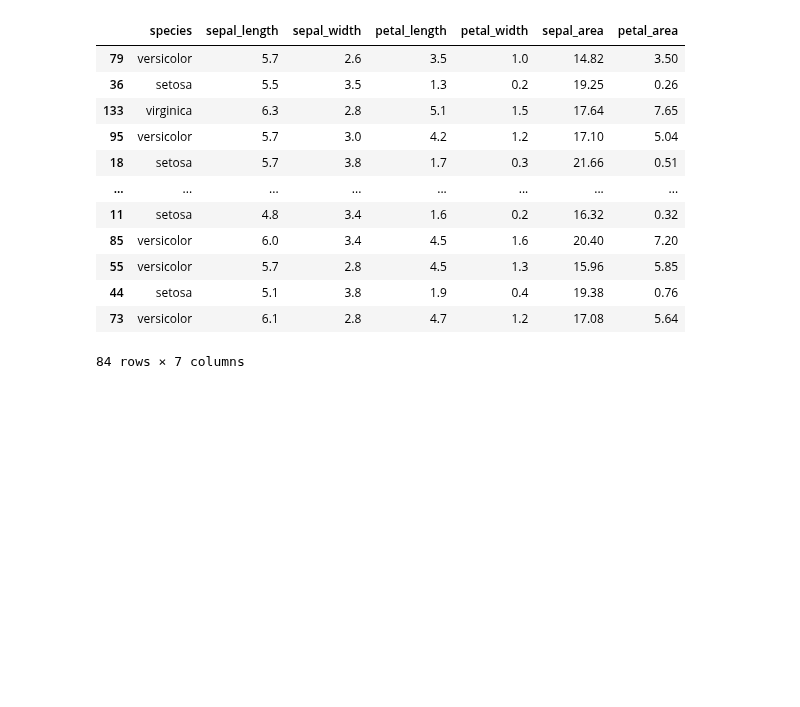
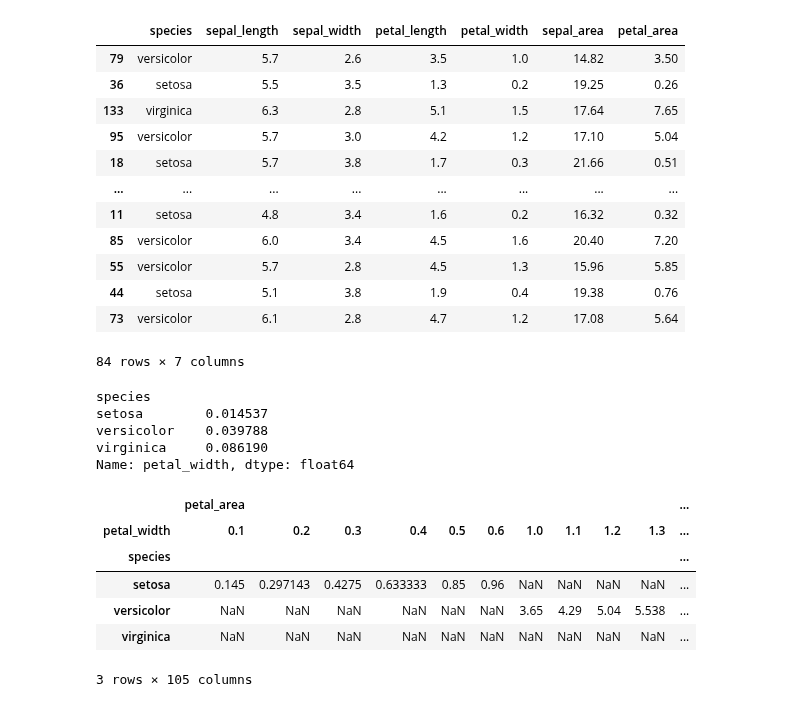
Before and after one commit to lukewbecker/classification-exercises, a Jupyter notebook: classification_exercises.ipynb, the cells around one changed output. Drawn from its saved outputs; the diff is of its cells as text; code cells hidden in the pictures; blank space fills up the shorter version.

```diff
--- a/classification_exercises.ipynb
+++ b/classification_exercises.ipynb
@@ -1714,3 +1723,22 @@ train_df
 | 44 | setosa | 5.1 | 3.8 | 1.9 | 0.4 | 19.38 | 0.76 |
 | 73 | versicolor | 6.1 | 2.8 | 4.7 | 1.2 | 17.08 | 5.64 |
 84 rows × 7 columns
+# %%
+train_df.groupby('species').petal_width.var()
+# %% [output]
+species
+setosa        0.014537
+versicolor    0.039788
+virginica     0.086190
+Name: petal_width, dtype: float64
+# %%
+train_pivot = train_df.pivot_table(train_df, index = 'species', columns = train_df.columns[4])
+train_pivot
+# %% [output]
+|  | petal_area |  |  |  |  |  |  |  |  |  | ... |
+| petal_width | 0.1 | 0.2 | 0.3 | 0.4 | 0.5 | 0.6 | 1.0 | 1.1 | 1.2 | 1.3 | ... |
+| species |  |  |  |  |  |  |  |  |  |  | ... |
+| setosa | 0.145 | 0.297143 | 0.4275 | 0.633333 | 0.85 | 0.96 | NaN | NaN | NaN | NaN | ... |
+| versicolor | NaN | NaN | NaN | NaN | NaN | NaN | 3.65 | 4.29 | 5.04 | 5.538 | ... |
+| virginica | NaN | NaN | NaN | NaN | NaN | NaN | NaN | NaN | NaN | NaN | ... |
+3 rows × 105 columns
```
Also changed, not shown: parts of 5 cells of this notebook.
